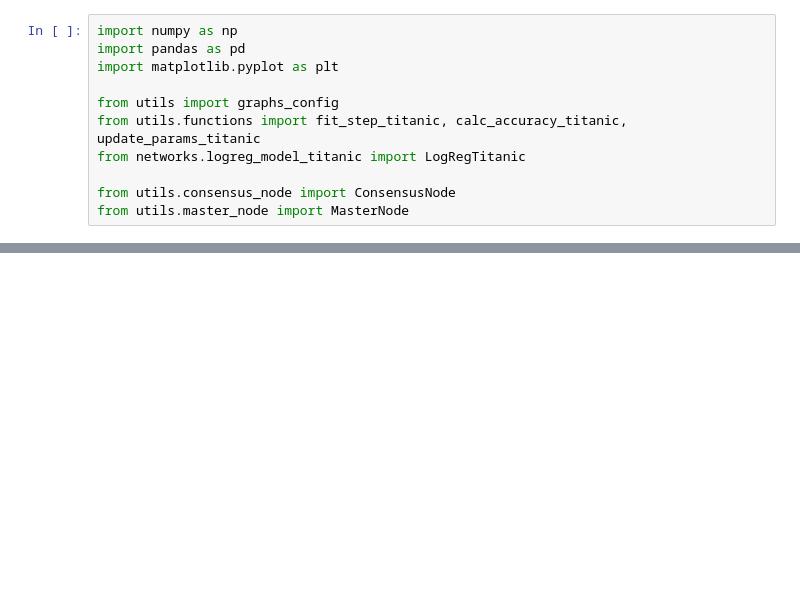
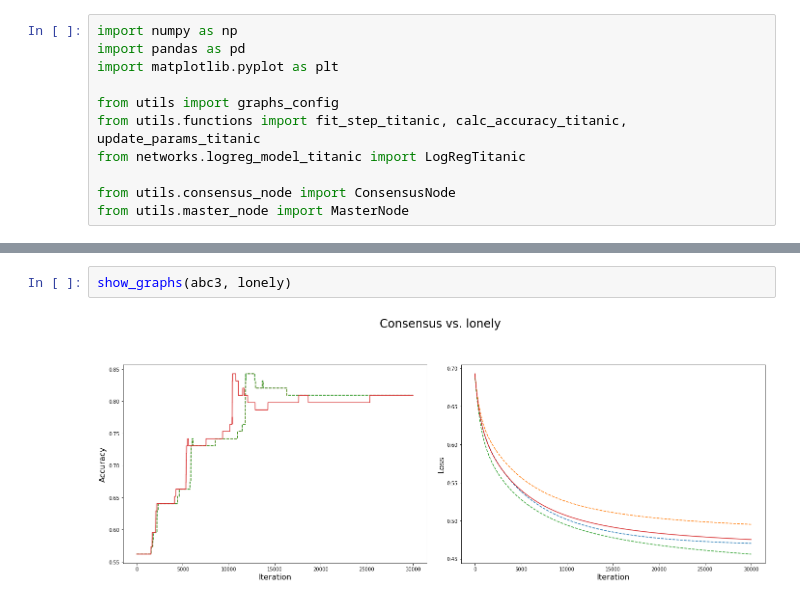
Before and after one commit to Malkovsky/distributed-learning, a Jupyter notebook: notebooks/Titanic Convergence.ipynb, the cells around one changed output, grey strips where cells are left out. Drawn from its saved outputs; the diff is of its cells as text; blank space fills up the shorter version.

```diff
--- a/notebooks/Titanic Convergence.ipynb
+++ b/notebooks/Titanic Convergence.ipynb
@@ -115,0 +120,4 @@ show_graphs(master, lonely)
+# %%
+show_graphs(abc3, lonely)
+# %% [output]
+[figure, added]
```
Also changed, not shown: parts of 15 cells of this notebook.
